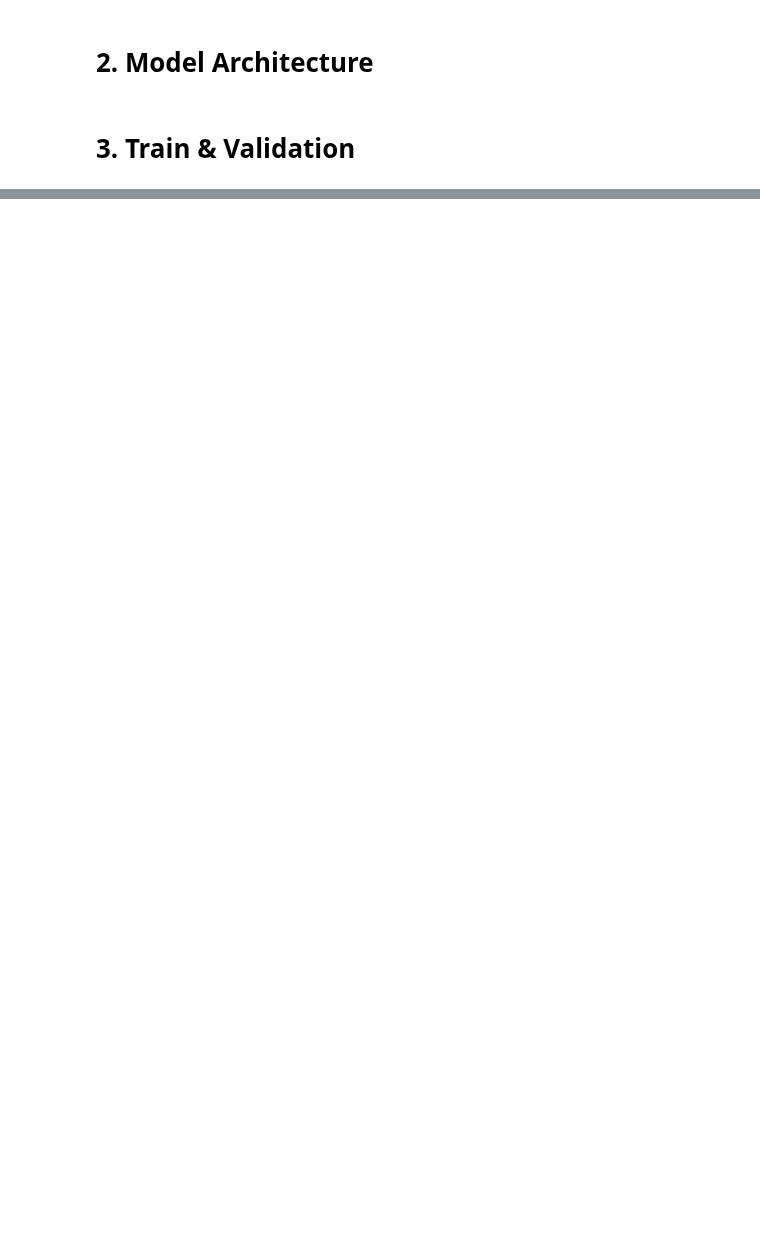
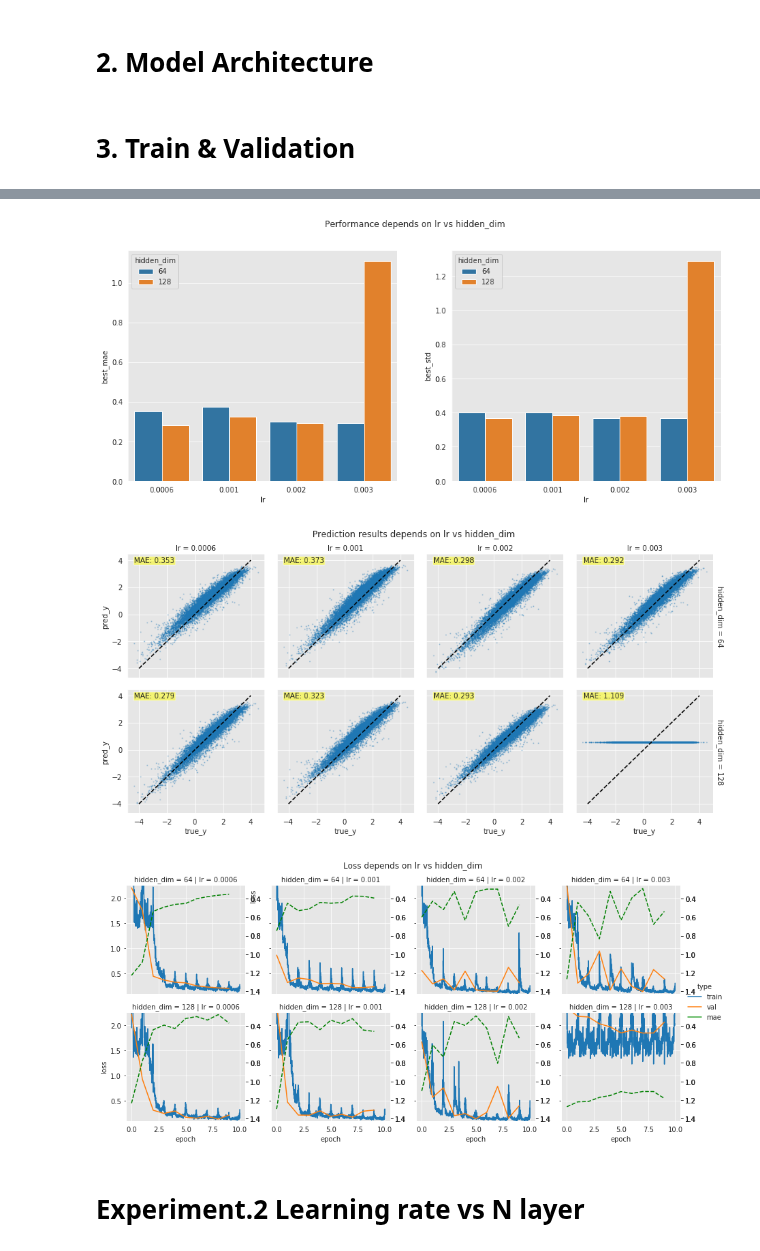
Before and after one commit to heartcored98/CH485_AI_Chemistry, a Jupyter notebook: Practice6_logP_RNN/Practice6_logP_RNN.ipynb, the cells around one changed output, grey strips where cells are left out. Drawn from its saved outputs; the diff is of its cells as text; code cells hidden in the pictures; blank space fills up the shorter version.

Commit message:
Update experiment #1 lr vs hidden_dim

```diff
--- a/Practice6_logP_RNN/Practice6_logP_RNN.ipynb
+++ b/Practice6_logP_RNN/Practice6_logP_RNN.ipynb
@@ -419,0 +479,26 @@ torch.cuda.empty_cache()
+# %%
+
+results = writer.read(exp_name='exp1_test')
+
+variable2 = 'hidden_dim'
+variable1 = 'lr'
+
+plot_performance(results, variable1, variable2,
+                'Performance depends on {} vs {}'.format(variable1, variable2),
+                'exp1_Performance {} vs {}'.format(variable1, variable2))
+
+plot_distribution(results, variable1, variable2, 'true_y', 'pred_y', 'best_mae',
+                  'Prediction results depends on {} vs {}'.format(variable1, variable2),
+                  'exp1_Prediction {} vs {}'.format(variable1, variable2), top=0.9)
+
+plot_loss(results, variable1, variable2, 'epoch', 'loss',
+                  'Loss depends on {} vs {}'.format(variable1, variable2),
+                  'exp1_Loss {} vs {}'.format(variable1, variable2), top=0.9, quantile=0.98)
+
+plt.show()
+# %% [output]
+[figure, added]
+[figure, added]
+[figure, added]
+# %% [markdown]
+# Experiment.2 Learning rate vs N layer
```
Also changed, not shown: parts of 14 cells of this notebook, 1 other file.
